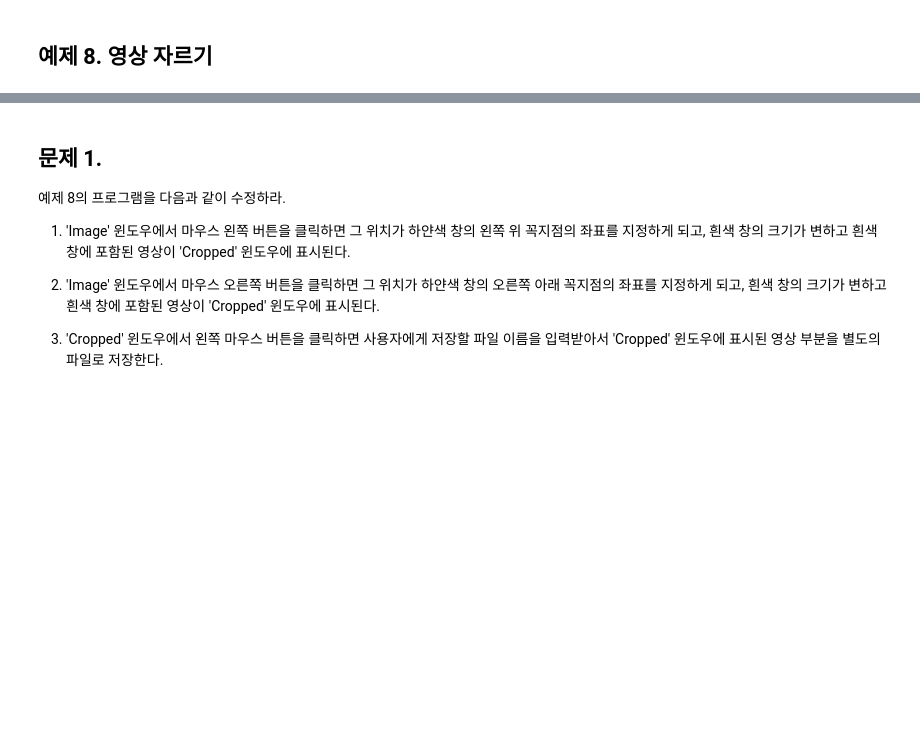
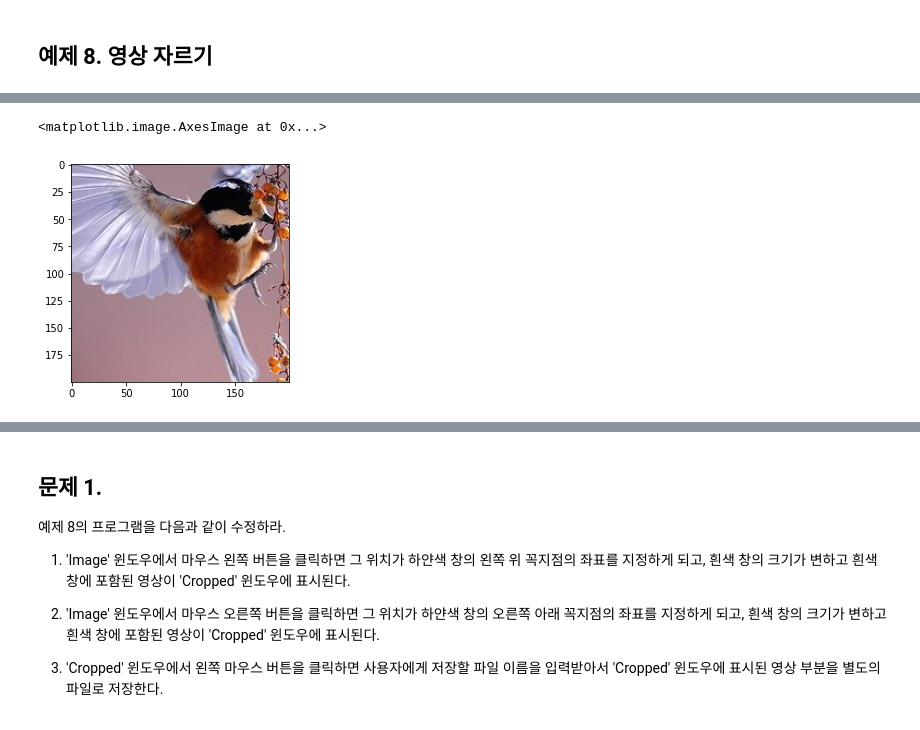
Before and after one commit to EJLee1209/ImageProcessing, a Jupyter notebook: 실습_원본/lab-03/IPP-2022-1-lab-03-00000000-name.ipynb, the cells around one changed output, grey strips where cells are left out. Drawn from its saved outputs; the diff is of its cells as text; code cells hidden in the pictures; blank space fills up the shorter version.

```diff
--- a/실습_원본/lab-03/IPP-2022-1-lab-03-00000000-name.ipynb
+++ b/실습_원본/lab-03/IPP-2022-1-lab-03-00000000-name.ipynb
@@ -125,0 +314,5 @@ OpenCV의 trackbar를 사용하여 예제 1에서 영상이 변화 과정을 수
+# %%
+plt.imshow(img[100:300,100:300,::-1])
+# %% [output]
+<matplotlib.image.AxesImage at 0x...>
+[figure, added]
```
Also changed, not shown: parts of 18 cells of this notebook, 24 other files.
